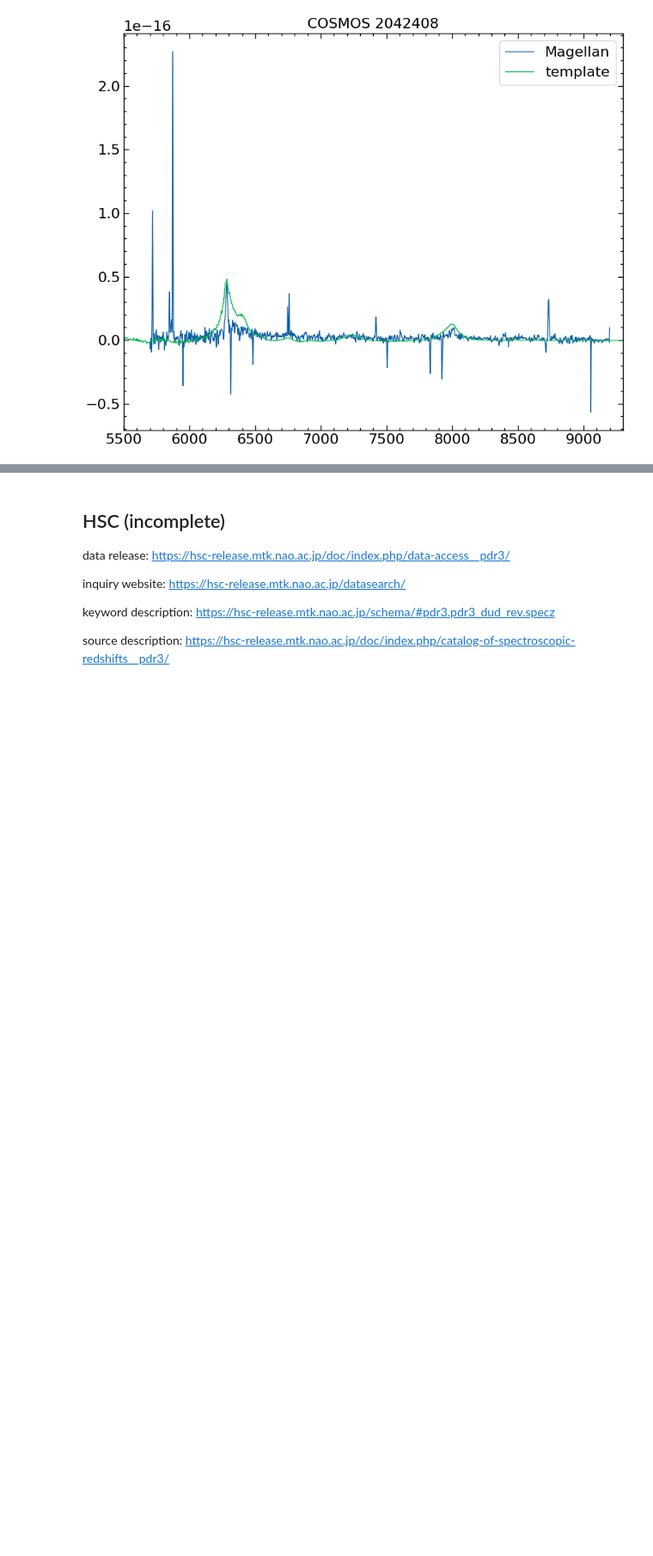
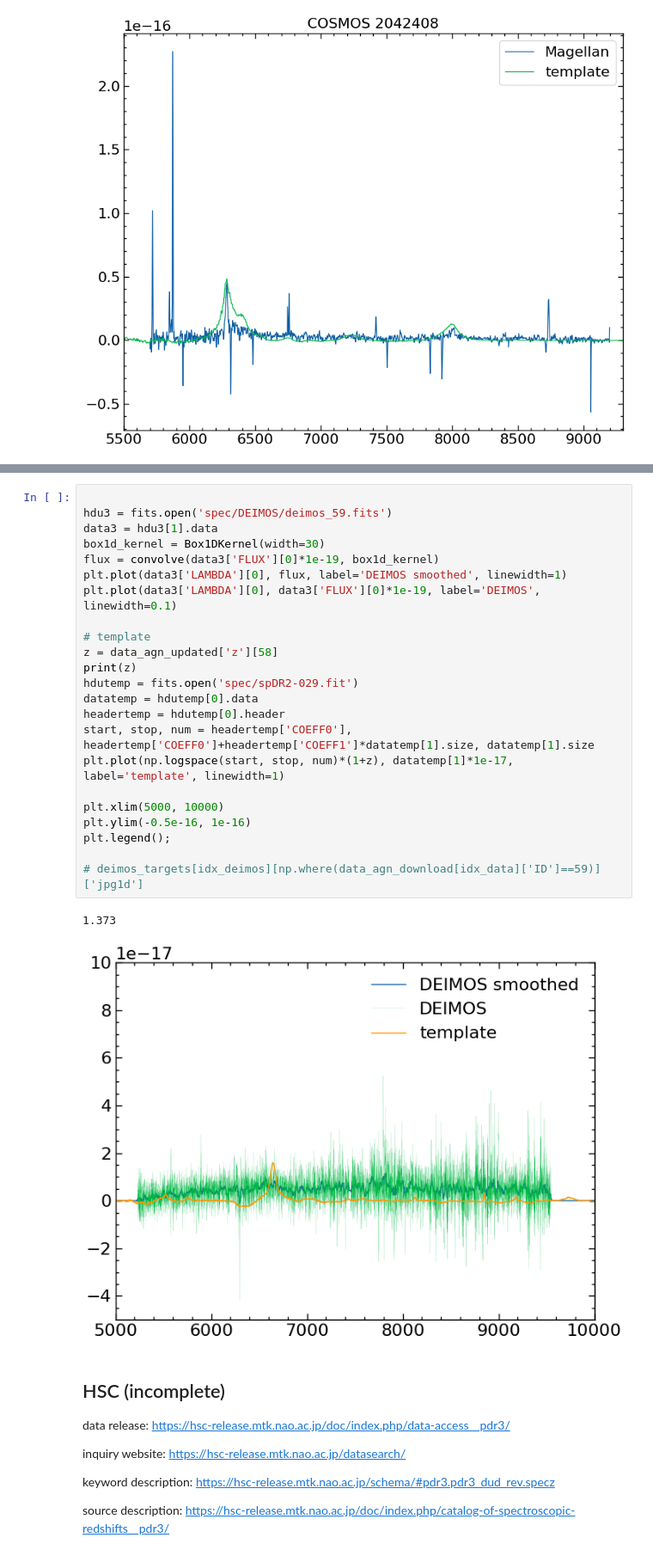
Before and after one commit to Chisen-Lupus/dwarf_agn_cosmos, a Jupyter notebook: hsc-ssp-download.ipynb, the cells around one changed output, grey strips where cells are left out. Shown at 86% size. Cells and saved outputs as stored; diff of their text form; blank space fills up the shorter version.

Commit message:
deimos downloading script

```diff
--- a/hsc-ssp-download.ipynb
+++ b/hsc-ssp-download.ipynb
@@ -215,3 +252,29 @@ The data retrieval is as same as zCOSMOS, but download `deimos_redshift_linksIRS
+# %%
+
+hdu3 = fits.open('spec/DEIMOS/deimos_59.fits')
+data3 = hdu3[1].data
+box1d_kernel = Box1DKernel(width=30)
+flux = convolve(data3['FLUX'][0]*1e-19, box1d_kernel)
+plt.plot(data3['LAMBDA'][0], flux, label='DEIMOS smoothed', linewidth=1)
+plt.plot(data3['LAMBDA'][0], data3['FLUX'][0]*1e-19, label='DEIMOS', linewidth=0.1)
+
+# template
+z = data_agn_updated['z'][58]
+print(z)
+hdutemp = fits.open('spec/spDR2-029.fit')
+datatemp = hdutemp[0].data
+headertemp = hdutemp[0].header
+start, stop, num = headertemp['COEFF0'], headertemp['COEFF0']+headertemp['COEFF1']*datatemp[1].size, datatemp[1].size
+plt.plot(np.logspace(start, stop, num)*(1+z), datatemp[1]*1e-17, label='template', linewidth=1)
+
+plt.xlim(5000, 10000)
+plt.ylim(-0.5e-16, 1e-16)
+plt.legend();
+
+# deimos_targets[idx_deimos][np.where(data_agn_download[idx_data]['ID']==59)]['jpg1d']
+# %% [output]
+1.373
+[figure, added]
 # %% [markdown]
 ## HSC (incomplete)
 
```
Also changed, not shown: parts of 10 cells of this notebook.
